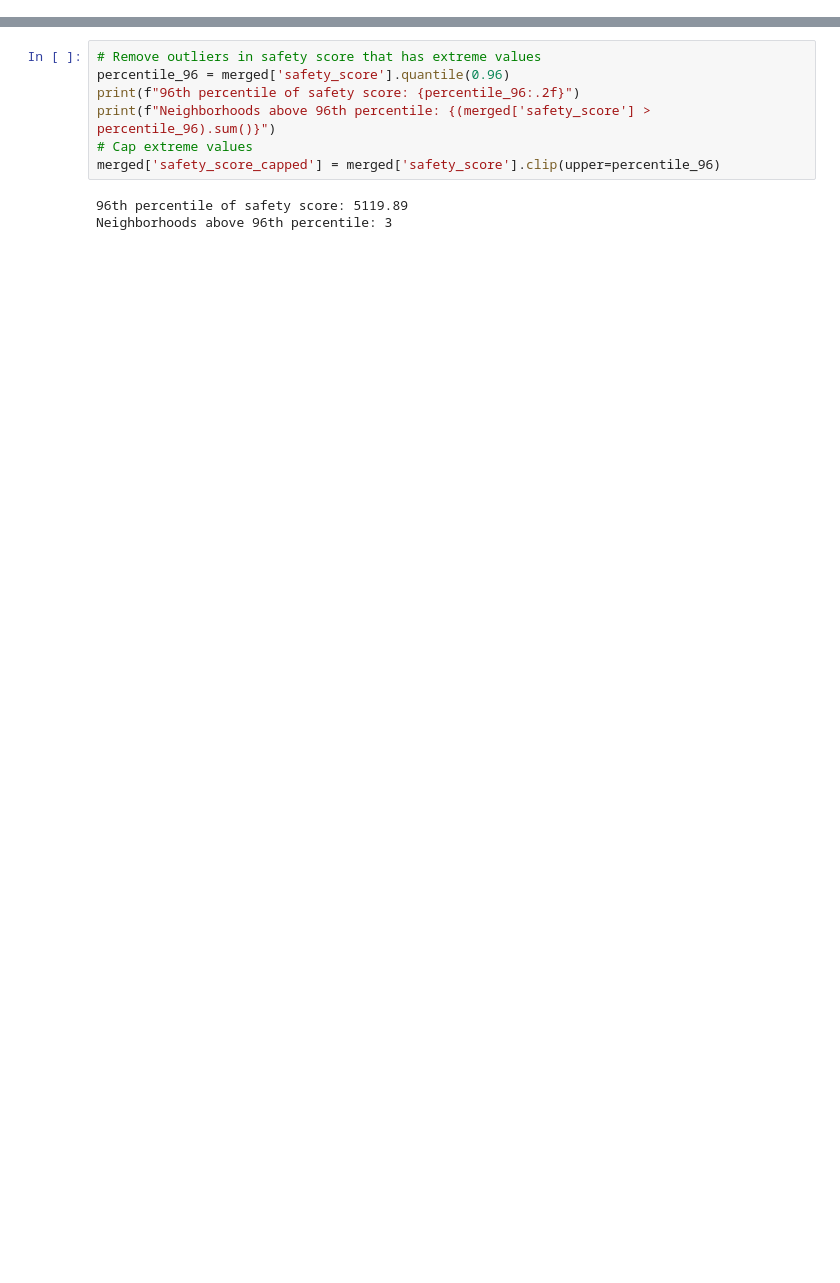
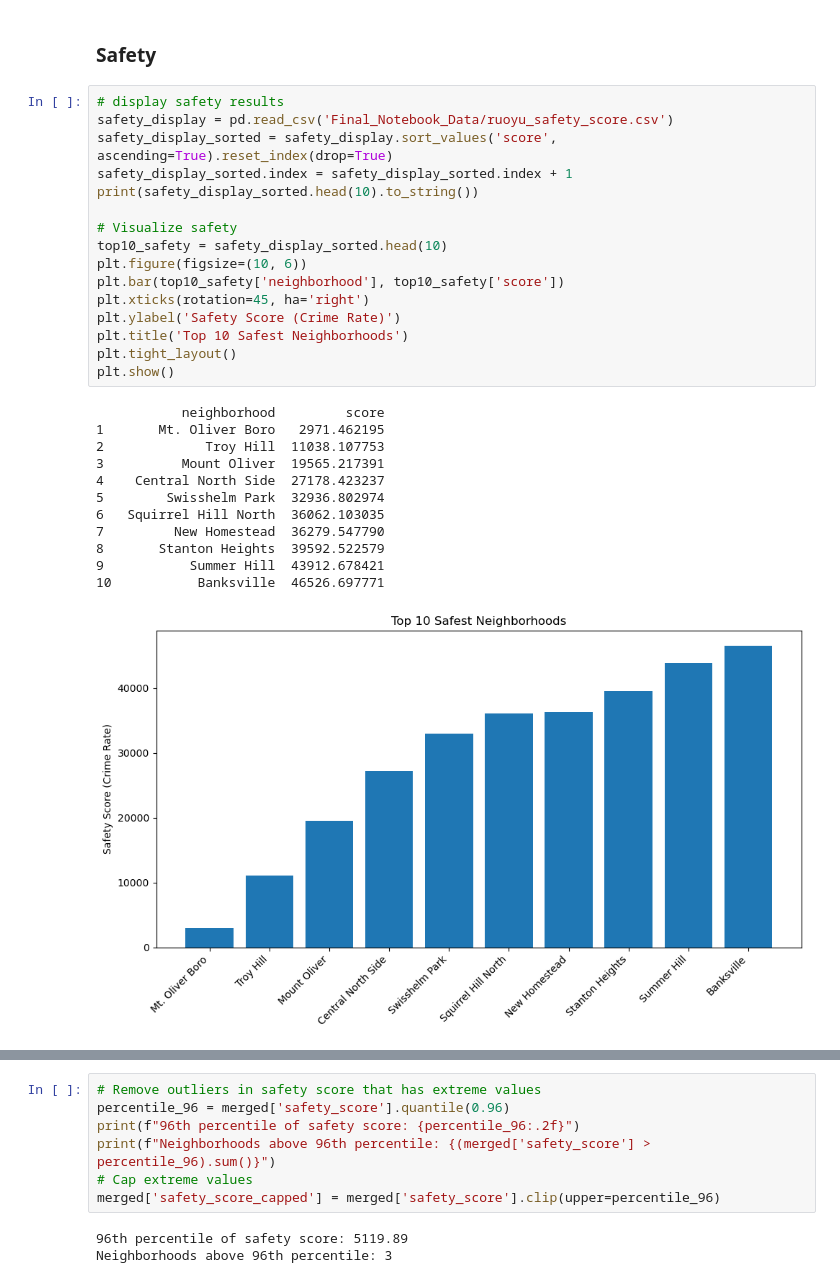
Before and after one commit to 2004Moonlove/Final-Project-Description, a Jupyter notebook: Final_Metric.ipynb, the cells around one changed output, grey strips where cells are left out. Drawn from its saved outputs; the diff is of its cells as text; blank space fills up the shorter version.

```diff
--- a/Final_Metric.ipynb
+++ b/Final_Metric.ipynb
@@ -23,0 +61,31 @@ education_df = pd.read_csv('Final_Notebook_Data/yang_education_score.csv')
+# %% [markdown]
+### Safety
+# %%
+# display safety results
+safety_display = pd.read_csv('Final_Notebook_Data/ruoyu_safety_score.csv')
+safety_display_sorted = safety_display.sort_values('score', ascending=True).reset_index(drop=True)
+safety_display_sorted.index = safety_display_sorted.index + 1
+print(safety_display_sorted.head(10).to_string())
+
+# Visualize safety
+top10_safety = safety_display_sorted.head(10)
+plt.figure(figsize=(10, 6))
+plt.bar(top10_safety['neighborhood'], top10_safety['score'])
+plt.xticks(rotation=45, ha='right')
+plt.ylabel('Safety Score (Crime Rate)')
+plt.title('Top 10 Safest Neighborhoods')
+plt.tight_layout()
+plt.show()
+# %% [output]
+           neighborhood         score
+1       Mt. Oliver Boro   2971.462195
+2             Troy Hill  11038.107753
+3          Mount Oliver  19565.217391
+4    Central North Side  27178.423237
+5        Swisshelm Park  32936.802974
+6   Squirrel Hill North  36062.103035
+7         New Homestead  36279.547790
+8       Stanton Heights  39592.522579
+9           Summer Hill  43912.678421
+10           Banksville  46526.697771
+[figure, added]
```
Also changed, not shown: parts of 18 cells of this notebook.
